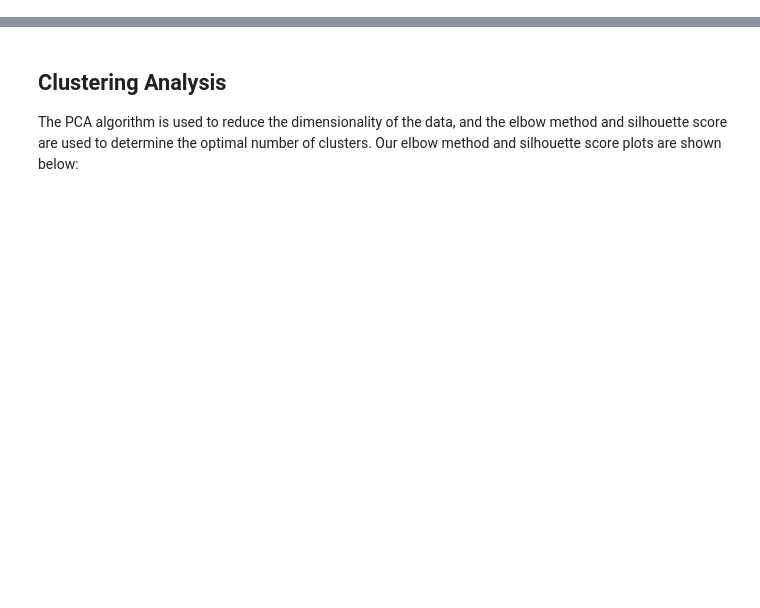
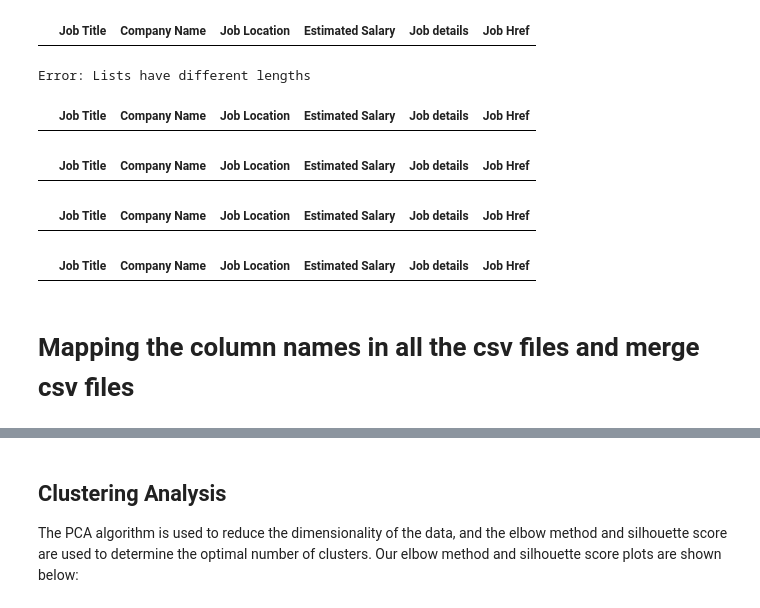
Before and after one commit to omidk414/ResumeEnhancer, a Jupyter notebook: ml_model.ipynb, the cells around one changed output, grey strips where cells are left out. Drawn from its saved outputs; the diff is of its cells as text; code cells hidden in the pictures; blank space fills up the shorter version.

```diff
--- a/ml_model.ipynb
+++ b/ml_model.ipynb
@@ -0,0 +156,32 @@
+# %%
+data_engineer = scrape_jobs("Data Engineer", "California")
+data_engineer
+# %% [output]
+|  | Job Title | Company Name | Job Location | Estimated Salary | Job details | Job Href |
+# %%
+Software_engineer = scrape_jobs("Software Engineer", "California")
+Software_engineer
+# %% [output]
+Error: Lists have different lengths
+# %%
+Data_Scientist = scrape_jobs("Data Scientist", "California")
+Data_Scientist
+# %% [output]
+|  | Job Title | Company Name | Job Location | Estimated Salary | Job details | Job Href |
+# %%
+Data_Analyst = scrape_jobs("Data Analyst", "California")
+Data_Analyst
+# %% [output]
+|  | Job Title | Company Name | Job Location | Estimated Salary | Job details | Job Href |
+# %%
+Business_Systems_Analyst = scrape_jobs("Business Systems Analyst", "California")
+Business_Systems_Analyst
+# %% [output]
+|  | Job Title | Company Name | Job Location | Estimated Salary | Job details | Job Href |
+# %%
+Software_Developer = scrape_jobs("Software_Developer", "California")
+Software_Developer
+# %% [output]
+|  | Job Title | Company Name | Job Location | Estimated Salary | Job details | Job Href |
+# %% [markdown]
+# Mapping the column names in all the csv files and merge csv files
```
Also changed, not shown: parts of 18 cells of this notebook, 2 other files.
